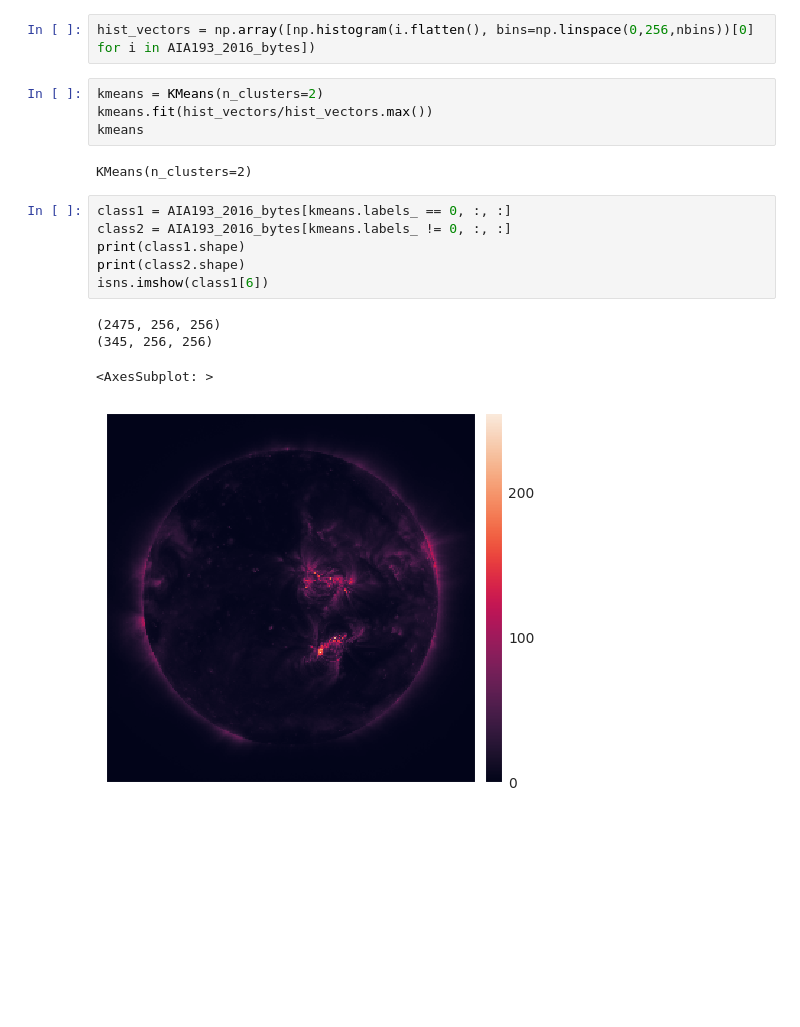
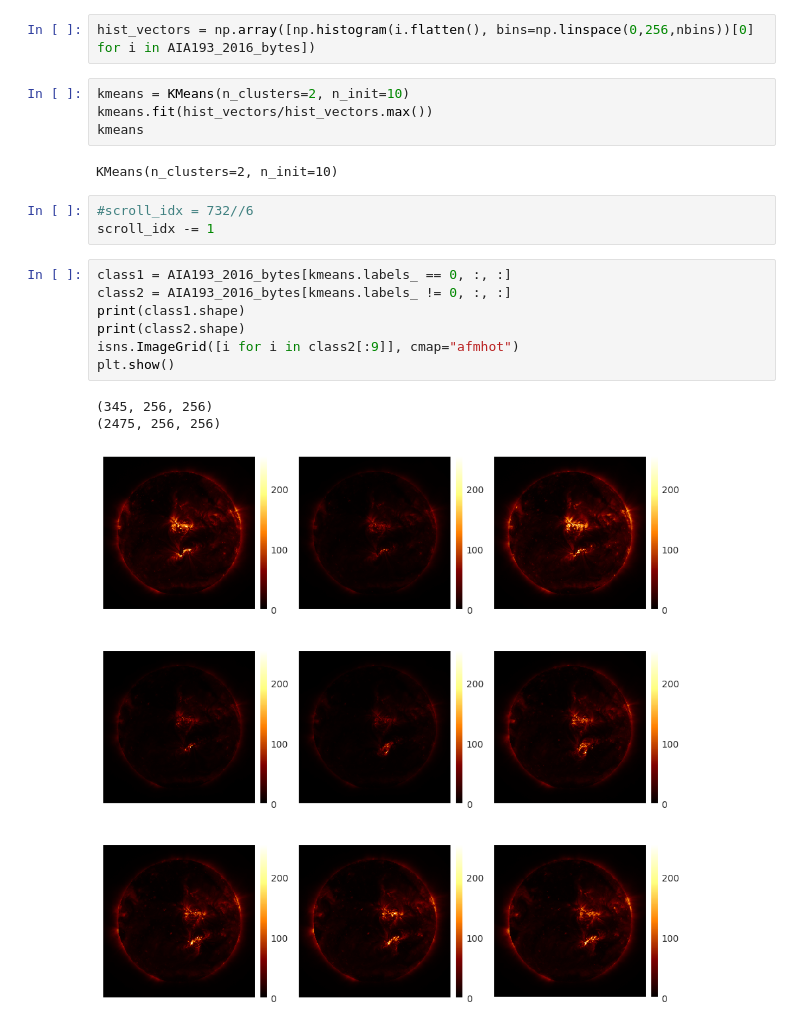
Before and after one commit to eugenioLR/TFM_sun_Autoencoders, a Jupyter notebook: data_analysis.ipynb, the cells around one changed output. Cells and saved outputs as stored; diff of their text form; blank space fills up the shorter version.

Commit message:
image grid showing classification results

```diff
--- a/data_analysis.ipynb
+++ b/data_analysis.ipynb
@@ -125,19 +112,22 @@ fig.tight_layout()
 # %%
 hist_vectors = np.array([np.histogram(i.flatten(), bins=np.linspace(0,256,nbins))[0] for i in AIA193_2016_bytes])
 # %%
-kmeans = KMeans(n_clusters=2)
+kmeans = KMeans(n_clusters=2, n_init=10)
 kmeans.fit(hist_vectors/hist_vectors.max())
 kmeans
 # %% [output]
-KMeans(n_clusters=2)
+KMeans(n_clusters=2, n_init=10)
+# %%
+#scroll_idx = 732//6
+scroll_idx -= 1
 # %%
 class1 = AIA193_2016_bytes[kmeans.labels_ == 0, :, :]
 class2 = AIA193_2016_bytes[kmeans.labels_ != 0, :, :]
 print(class1.shape)
 print(class2.shape)
-isns.imshow(class1[6])
+isns.ImageGrid([i for i in class2[:9]], cmap="afmhot")
+plt.show()
 # %% [output]
+(345, 256, 256)
 (2475, 256, 256)
-(345, 256, 256)
-<AxesSubplot: >
-[figure, old version]
+[figure, new version]
```
Also changed, not shown: parts of 3 cells of this notebook.
